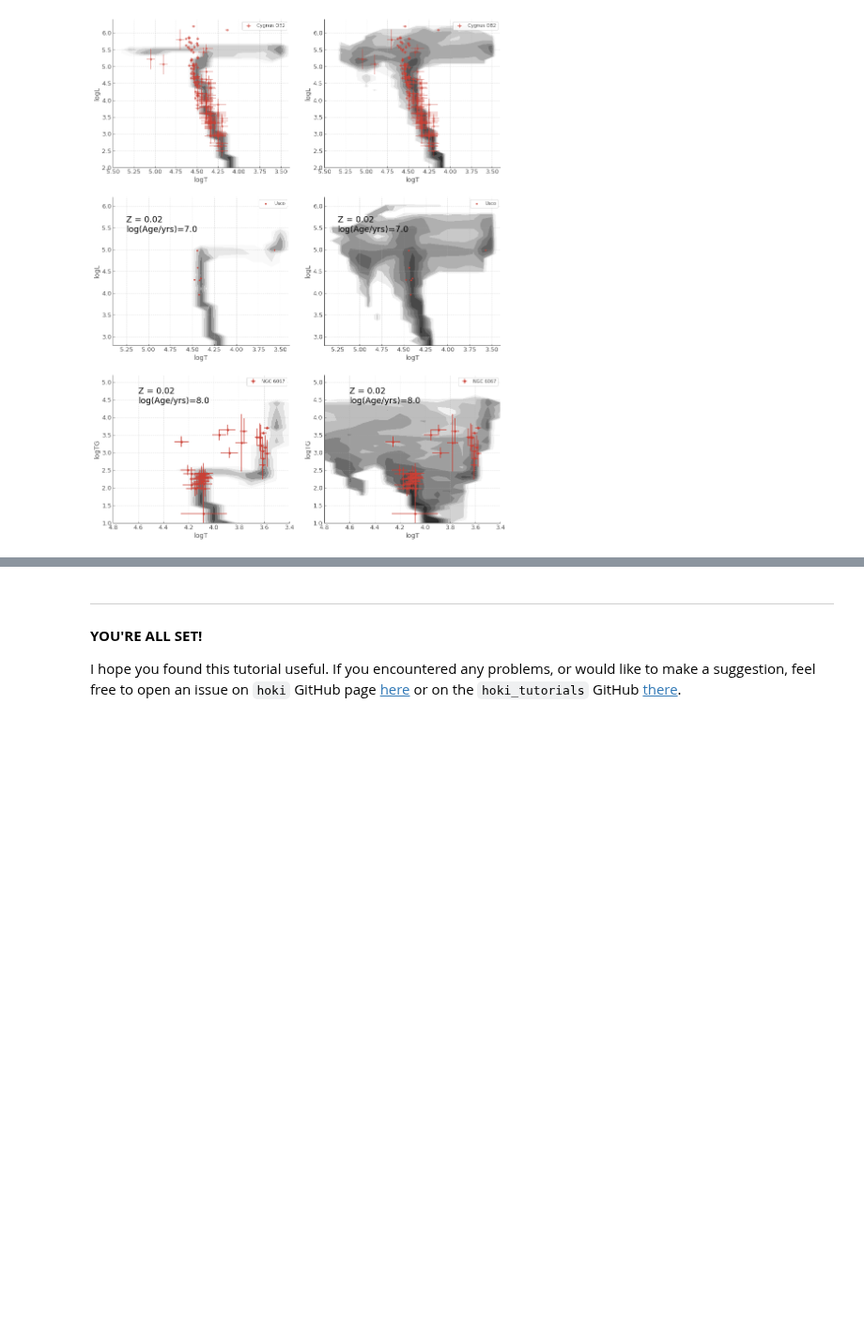
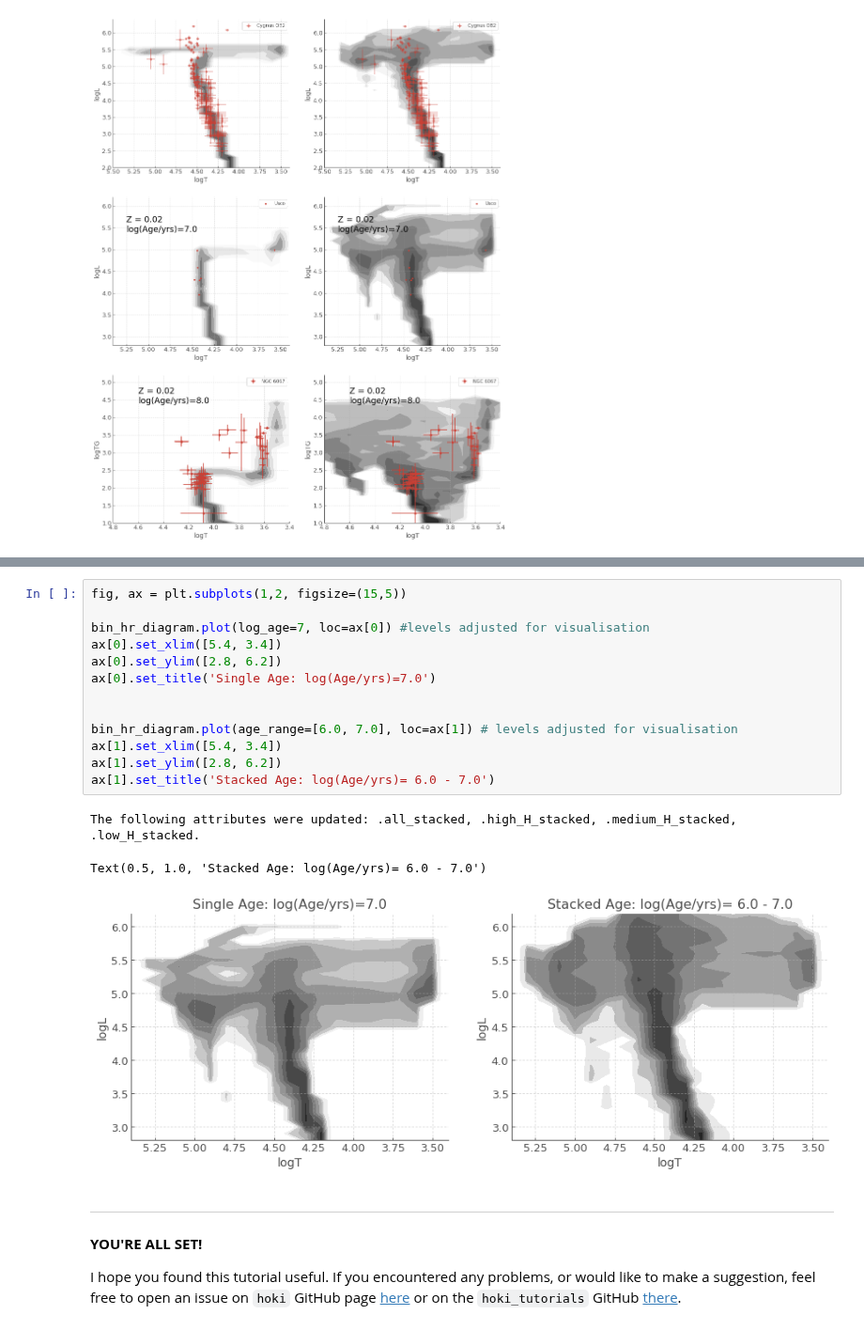
Before and after one commit to HeloiseS/hoki_tutorials, a Jupyter notebook: HR_diagrams.ipynb, the cells around one changed output, grey strips where cells are left out. Shown at 94% size. Saved outputs shown, nothing was run; the diff lists cells and outputs as text; blank space fills up the shorter version.

Commit message:
added am HRD.stack() and age_range section to the tutorial

```diff
--- a/HR_diagrams.ipynb
+++ b/HR_diagrams.ipynb
@@ -274,3 +309,20 @@ for axis in ax.reshape(6):
+# %%
+fig, ax = plt.subplots(1,2, figsize=(15,5))
+
+bin_hr_diagram.plot(log_age=7, loc=ax[0]) #levels adjusted for visualisation
+ax[0].set_xlim([5.4, 3.4])
+ax[0].set_ylim([2.8, 6.2])
+ax[0].set_title('Single Age: log(Age/yrs)=7.0')
+
+
+bin_hr_diagram.plot(age_range=[6.0, 7.0], loc=ax[1]) # levels adjusted for visualisation
+ax[1].set_xlim([5.4, 3.4])
+ax[1].set_ylim([2.8, 6.2])
+ax[1].set_title('Stacked Age: log(Age/yrs)= 6.0 - 7.0')
+# %% [output]
+The following attributes were updated: .all_stacked, .high_H_stacked, .medium_H_stacked, .low_H_stacked.
+Text(0.5, 1.0, 'Stacked Age: log(Age/yrs)= 6.0 - 7.0')
+[figure, added]
 # %% [markdown]
 ---
 
```
Also changed, not shown: parts of 4 cells of this notebook.
